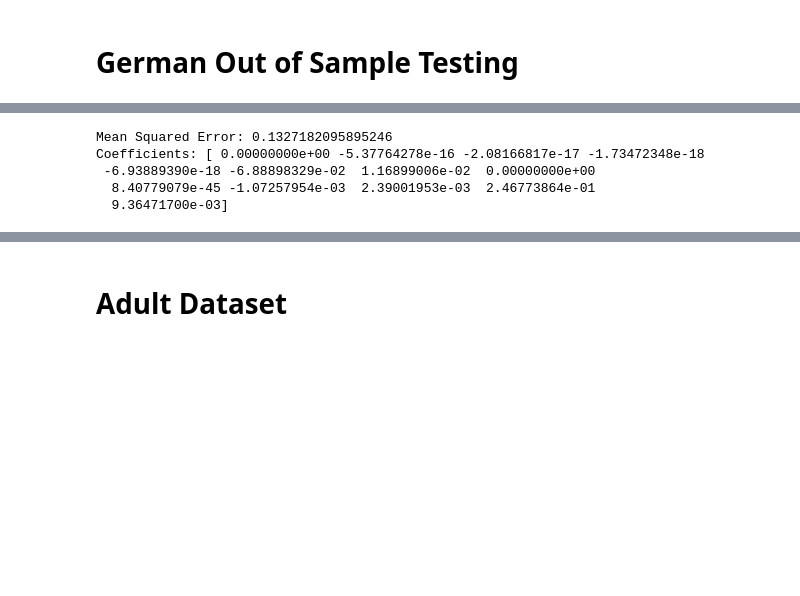
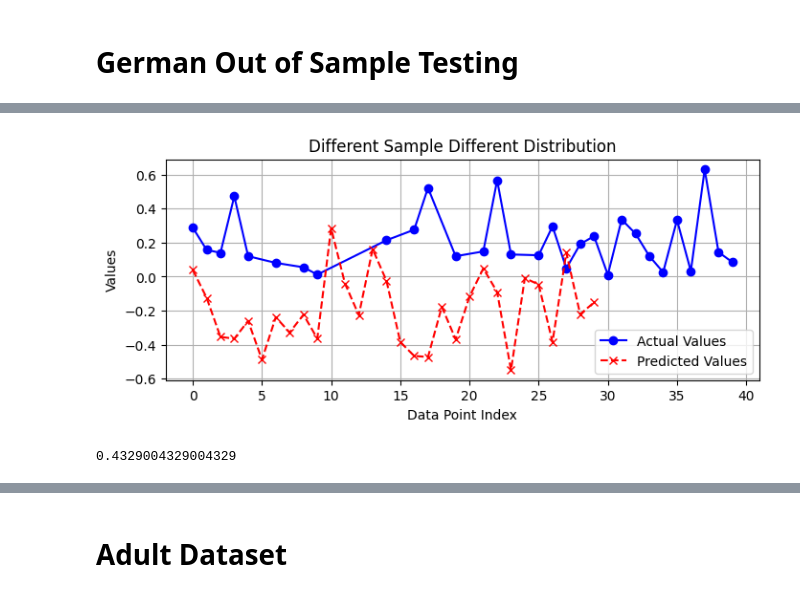
Before and after one commit to KevinChittilapilly/Fairness-Research, a Jupyter notebook: Research.ipynb, the cells around one changed output, grey strips where cells are left out. Drawn from its saved outputs; the diff is of its cells as text; code cells hidden in the pictures; blank space fills up the shorter version.

```diff
--- a/Research.ipynb
+++ b/Research.ipynb
@@ -1126,0 +1253,5 @@ for i in range(30):
+# %%
+import german_helper
+importlib.reload(german_helper)
+
+metafeatures_df_test = german_helper.createMetaFeaturesDataframe(dirty_sampled_dfs_train,categorical_cols=categorical_cols,numeric_columns=numeric_cols,target_attr='target',sensitive_attr='Age',isGerman = True)
@@ -1147,20 +1282,27 @@ Coefficients: [ 0.00000000e+00 -5.37764278e-16 -2.08166817e-17 -1.73472348e-18
-# %%
-X_test = metafeatures_df_train.drop('target', axis=1)
-y_test = metafeatures_df_train['target']
-
-
-# Making predictions on the testing set
-predictions = model.predict(X_test)
-
-# Evaluating the model
-mse = mean_squared_error(y_test, predictions)
-print(f'Mean Squared Error: {mse}')
-
-# Optionally: Displaying the coefficients of the model
-print(f'Coefficients: {model.coef_}')
-# %% [output]
-Mean Squared Error: 0.1327182095895246
-Coefficients: [ 0.00000000e+00 -5.37764278e-16 -2.08166817e-17 -1.73472348e-18
- -6.93889390e-18 -6.88898329e-02  1.16899006e-02  0.00000000e+00
-  8.40779079e-45 -1.07257954e-03  2.39001953e-03  2.46773864e-01
-  9.36471700e-03]
+# %%
+plt.figure(figsize=(8, 3))
+
+# Plotting both the actual and predicted values
+plt.plot(y_test[0:30], label='Actual Values', marker='o', linestyle='-', color='blue')
+plt.plot(predictions[0:30], label='Predicted Values', marker='x', linestyle='--', color='red')
+
+plt.title('Different Sample Different Distribution')
+plt.xlabel('Data Point Index')
+plt.ylabel('Values')
+plt.legend()
+plt.grid(True)
+plt.show()
+# %% [output]
+[figure, added]
+# %%
+CI = 0.01
+total = 0.0
+index = 0
+for y in y_test:
+    if abs(y-predictions[index])<=CI:
+        total+=1
+        index+=1
+
+print((total/len(y_test))*100)
+# %% [output]
+0.4329004329004329
```
Also changed, not shown: parts of 32 cells of this notebook, 8 other files.
